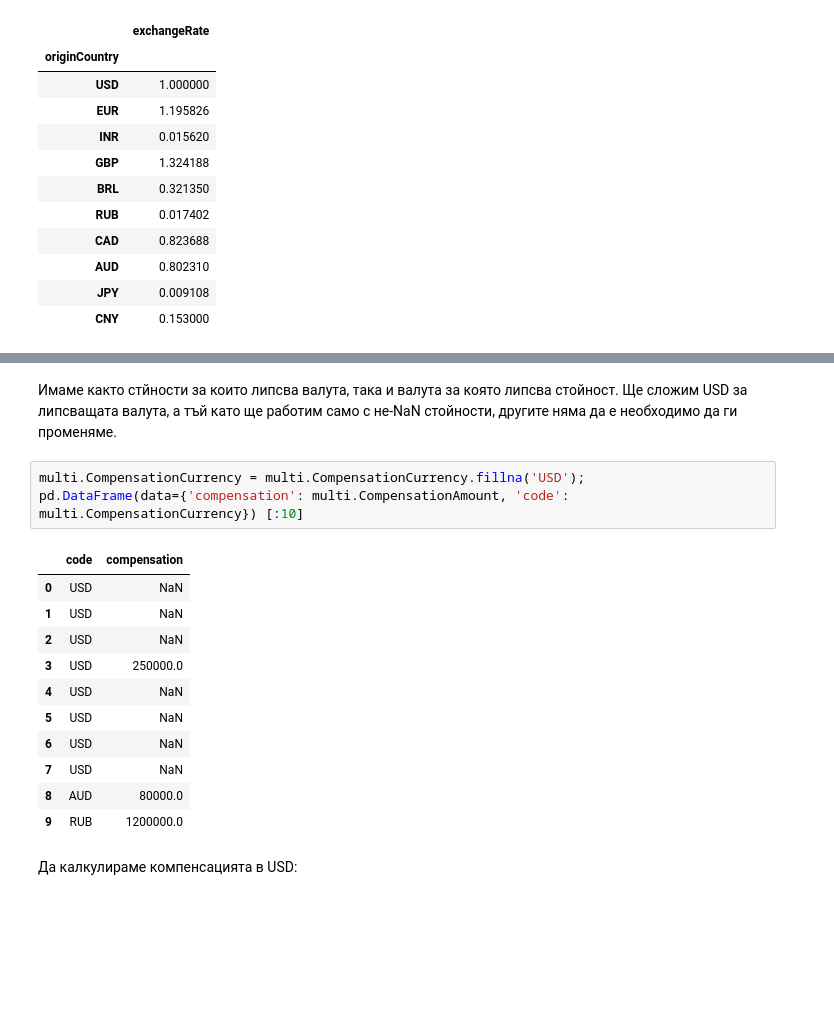
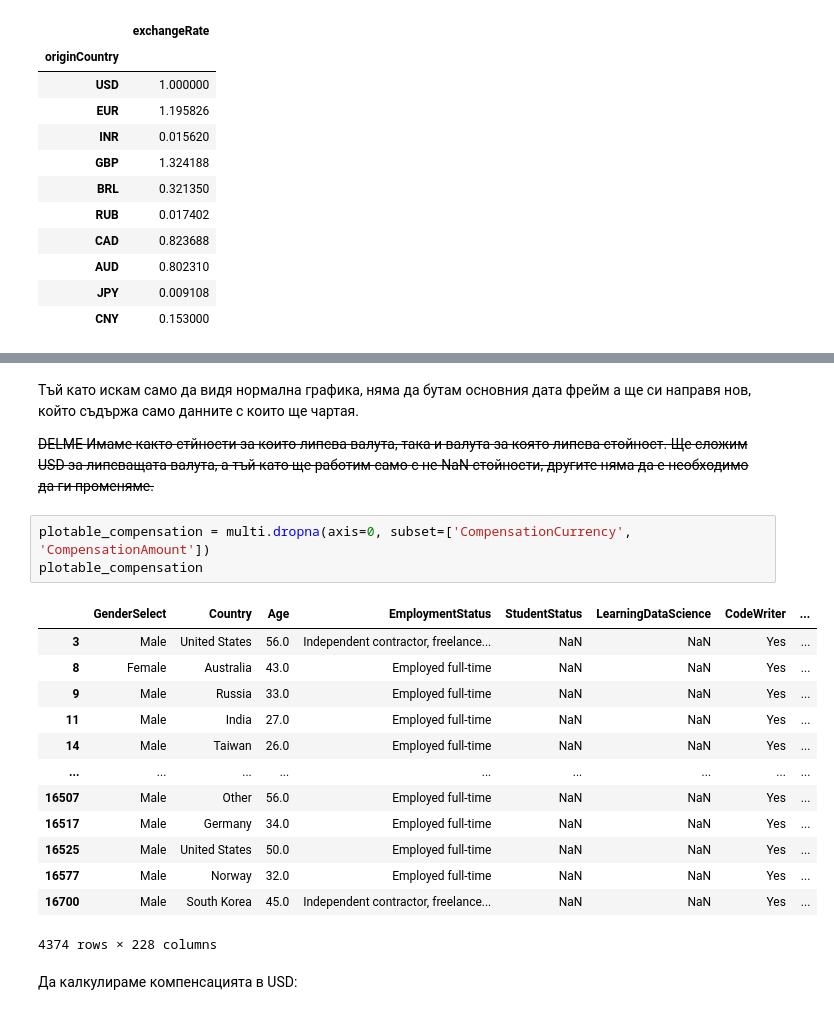
Before and after one commit to bobev18/kaggle_survey-17, a Jupyter notebook: survey2017.ipynb, the cells around one changed output, grey strips where cells are left out. Saved outputs shown, nothing was run; the diff lists cells and outputs as text; blank space fills up the shorter version.

```diff
--- a/survey2017.ipynb
+++ b/survey2017.ipynb
@@ -327,20 +325,25 @@ pd.DataFrame(data={'compensation': multi.CompensationAmount, 'code': multi.Compe
 # %% [markdown]
-Имаме както стйности за които липсва валута, така и валута за която липсва стойност. Ще сложим USD за липсващата валута, а тъй като ще работим само с не-NaN стойности, другите няма да е необходимо да ги променяме.
+Тъй като искам само да видя нормална графика, няма да бутам основния дата фрейм а ще си направя нов, който съдържа само данните с които ще чартая.
+
+~~DELME
+Имаме както стйности за които липсва валута, така и валута за която липсва стойност. Ще сложим USD за липсващата валута, а тъй като ще работим само с не-NaN стойности, другите няма да е необходимо да ги променяме.~~
-# %%
-multi.CompensationCurrency = multi.CompensationCurrency.fillna('USD');
-pd.DataFrame(data={'compensation': multi.CompensationAmount, 'code': multi.CompensationCurrency}) [:10]
-# %% [output]
-|  | code | compensation |
-| 0 | USD | NaN |
-| 1 | USD | NaN |
-| 2 | USD | NaN |
-| 3 | USD | 250000.0 |
-| 4 | USD | NaN |
-| 5 | USD | NaN |
-| 6 | USD | NaN |
-| 7 | USD | NaN |
-| 8 | AUD | 80000.0 |
-| 9 | RUB | 1200000.0 |
+# %%
+plotable_compensation = multi.dropna(axis=0, subset=['CompensationCurrency', 'CompensationAmount'])
+plotable_compensation
+# %% [output]
+|  | GenderSelect | Country | Age | EmploymentStatus | StudentStatus | LearningDataScience | CodeWriter | ... |
+| 3 | Male | United States | 56.0 | Independent contractor, freelance... | NaN | NaN | Yes | ... |
+| 8 | Female | Australia | 43.0 | Employed full-time | NaN | NaN | Yes | ... |
+| 9 | Male | Russia | 33.0 | Employed full-time | NaN | NaN | Yes | ... |
+| 11 | Male | India | 27.0 | Employed full-time | NaN | NaN | Yes | ... |
+| 14 | Male | Taiwan | 26.0 | Employed full-time | NaN | NaN | Yes | ... |
+| ... | ... | ... | ... | ... | ... | ... | ... | ... |
+| 16507 | Male | Other | 56.0 | Employed full-time | NaN | NaN | Yes | ... |
+| 16517 | Male | Germany | 34.0 | Employed full-time | NaN | NaN | Yes | ... |
+| 16525 | Male | United States | 50.0 | Employed full-time | NaN | NaN | Yes | ... |
+| 16577 | Male | Norway | 32.0 | Employed full-time | NaN | NaN | Yes | ... |
+| 16700 | Male | South Korea | 45.0 | Independent contractor, freelance... | NaN | NaN | Yes | ... |
+4374 rows × 228 columns
 # %% [markdown]
 Да калкулираме компенсацията в USD:
 # %%
```
Also changed, not shown: parts of 81 cells of this notebook.
